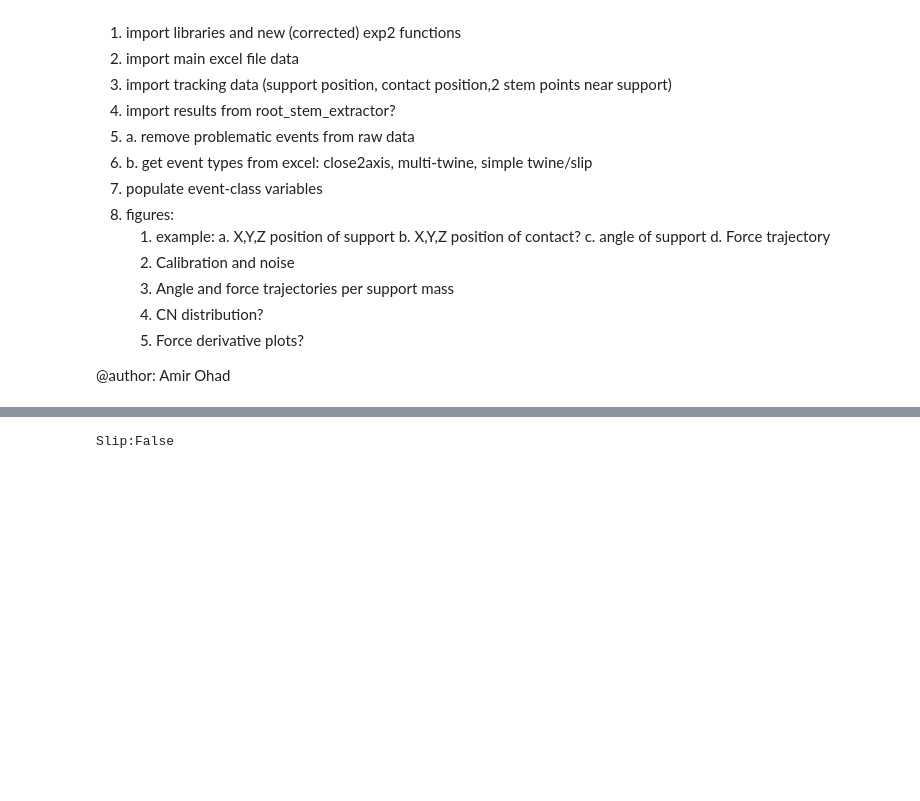
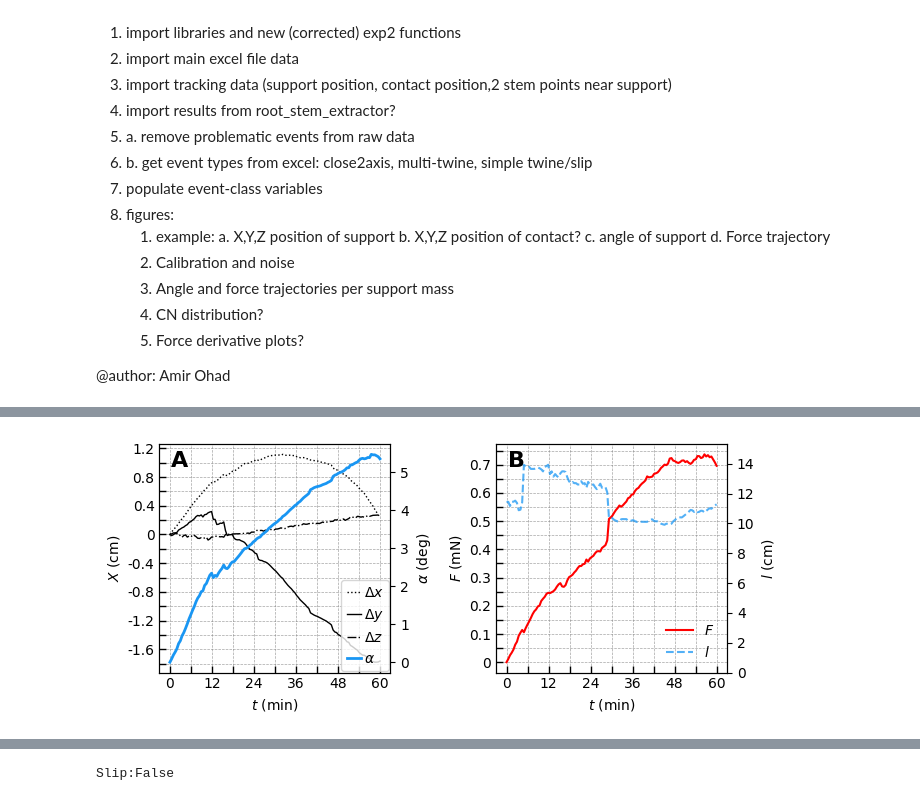
Before and after one commit to amirohad/Repo_article0, a Jupyter notebook: article0_notebook2.ipynb, the cells around one changed output, grey strips where cells are left out. Saved outputs shown, nothing was run; the diff lists cells and outputs as text; code cells hidden in the pictures; blank space fills up the shorter version.

Commit message:
updating order and figures

```diff
--- a/article0_notebook2.ipynb
+++ b/article0_notebook2.ipynb
@@ -218,3 +219,87 @@ for i in tqdm(range(N)): # N
         print(e)
 
         continue
+# %%
+# figure - Force trajectory for slip event with contact position along support 2
+# cmap = plt.get_cmap('viridis')
+cmap = plt.get_cmap('rainbow')
+fs= 16
+i_exmp = 60 # 40 (simple) , 20,120 (bump from dist2tip)
+event_exmp = events[i_exmp]
+max_time = event_exmp.timer[-1]/60
+
+# check events are correctly classified
+print("Slip:"+ str( event_exmp.twine_state==0))
+
+fig, axs = plt.subplots(1, 2, figsize=(7, 3),dpi=300)
+# add subplot labels
+axs[0].text(0.05, 0.9, 'A', fontsize=fs, fontweight='bold', transform=axs[0].transAxes)
+axs[1].text(0.05, 0.9, 'B', fontsize=fs, fontweight='bold', transform=axs[1].transAxes)
+
+# Plot xyz coordinates
+xyz = event_exmp.xyz
+axs[0].plot(event_exmp.timer/60, xyz[0,::]-xyz[0,0], color='black',
+            linestyle = 'dotted', linewidth = 1, label=r'$\Delta x$') #cmap(0.1)
+axs[0].plot(event_exmp.timer/60, xyz[1,::]-xyz[1,0], color='black',
+            linestyle = '-', linewidth = 1, label=r'$\Delta y$') #cmap(0.5)
+axs[0].plot(event_exmp.timer/60, xyz[2,::]-xyz[2,0], color='black',
+            linestyle = 'dashdot', linewidth = 1, label=r'$\Delta z$') #cmap(0.9)
+
+# Plot angle on the same figure with different axis
+axs0 = axs[0].twinx()
+axs0.plot(event_exmp.timer/60, np.rad2deg(event_exmp.alpha), color=cmap(0.2), linewidth = 2, label=r'$\alpha$') #cmap(0.2)
+# add legend label from the twin axis
+lines, labels = axs[0].get_legend_handles_labels()
+lines2, labels2 = axs0.get_legend_handles_labels()
+
+# set axis and grid
+axs[0].set_xlabel(r'$t$ (min)')
+axs[0].set_ylabel(r'$X$ (cm)')
+# axs0.set_ylim([0,10])
+# uf.set_grid(axs[0],max_time,5)
+uf.set_grid(axs[0],max_time,2)
+
+# axs0.set_xlabel(r'$t$ (min)')
+axs0.set_ylabel(r'$\alpha$ (deg)')
+
+# Adjust the legend properties
+
+axs[0].legend(
+    lines + lines2, labels + labels2,
+    loc='lower right',          # Place legend
+    frameon=True,              # Remove the frame
+    handlelength=1,             # Shorter line elements
+    handletextpad=0.2,          # Reduce space between handle and text
+    borderaxespad=0.1,          # Reduce space between legend and inset plot edge
+    fontsize=10                 # Smaller font size for better fit
+)
+
+
+###########################################
+# Plot calculated force and contact position
+
+axs[1].plot(event_exmp.timer/60, event_exmp.F_bean,
+             color=cmap(1.5), label=r'$F$') #cmap(0.2)
+ax2 = axs[1].twinx()
+dist2tip = [abs(k) for k in event_exmp.l_contact] # ?
+# ax2.plot(event_exmp.timer/60, dist2tip, color='gray', label=r'$l$', alpha=0.75) # cmap(0.7)
+
+# axs[1].vlines(event_exmp.timer[-1]/60, 0, event_exmp.F_bean[-1]*mg2mN,
+#                color=cmap(1.5), linestyle='dotted')
+ax2.plot(event_exmp.timer/60, dist2tip, color= cmap(0.2), linestyle='dashed',
+          label=r'$l$', alpha=0.75)
+lines, labels = axs[1].get_legend_handles_labels()
+lines2, labels2 = ax2.get_legend_handles_labels()
+axs[1].legend(lines + lines2, labels + labels2, loc='best',frameon=False)
+
+ax2.set_ylabel(r'$l$ (cm)')
+ax2.set_ylim([0,max(dist2tip)*1.1])
+axs[1].set_xlabel(r'$t$ (min)')
+axs[1].set_ylabel(r'$F$ (mN)')
+uf.set_grid(axs[1],max_time,0.5)
+# uf.set_grid(ax2,max_time,17.5)
+
+plt.tight_layout()
+plt.show()
+fig.savefig(save_folder+r'\xyz_ang_F_l_2.png',dpi=300)
+# %% [output]
@@ -220,0 +307 @@ for i in tqdm(range(N)): # N
+[figure, added]
```
Also changed, not shown: parts of 31 cells of this notebook.
